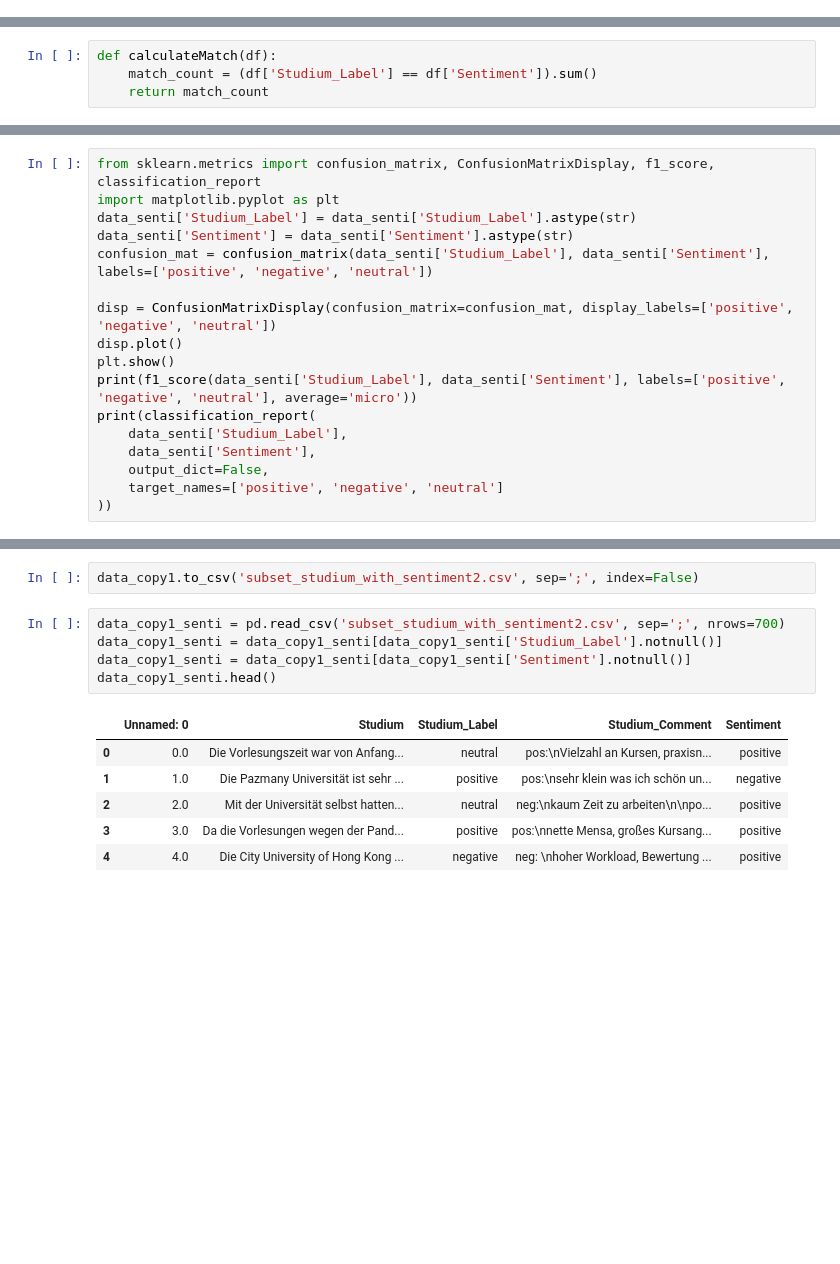
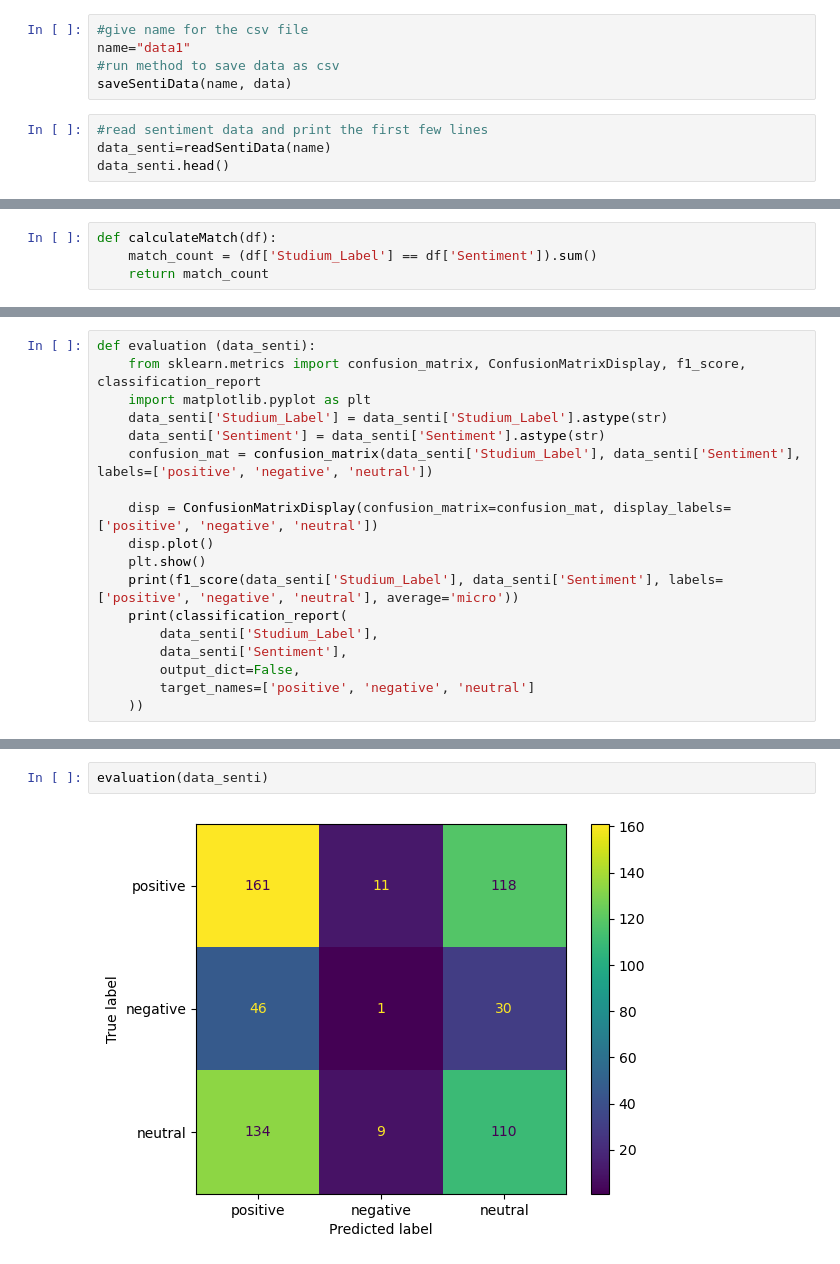
Before and after one commit to FabianDus1002/Data-Mining-Team9, a Jupyter notebook: models/stanza.ipynb, the cells around one changed output, grey strips where cells are left out. Cells and saved outputs as stored; diff of their text form; blank space fills up the shorter version.

```diff
--- a/models/stanza.ipynb
+++ b/models/stanza.ipynb
@@ -134,0 +144,9 @@ data_senti.head()
+# %%
+#give name for the csv file
+name="data1"
+#run method to save data as csv
+saveSentiData(name, data)
+# %%
+#read sentiment data and print the first few lines
+data_senti=readSentiData(name)
+data_senti.head()
@@ -145,17 +170,18 @@ print(calculateMatch(data_senti))
 # %%
-from sklearn.metrics import confusion_matrix, ConfusionMatrixDisplay, f1_score, classification_report
-import matplotlib.pyplot as plt
-data_senti['Studium_Label'] = data_senti['Studium_Label'].astype(str)
-data_senti['Sentiment'] = data_senti['Sentiment'].astype(str)
-confusion_mat = confusion_matrix(data_senti['Studium_Label'], data_senti['Sentiment'], labels=['positive', 'negative', 'neutral'])
+def evaluation (data_senti):
+    from sklearn.metrics import confusion_matrix, ConfusionMatrixDisplay, f1_score, classification_report
+    import matplotlib.pyplot as plt
+    data_senti['Studium_Label'] = data_senti['Studium_Label'].astype(str)
+    data_senti['Sentiment'] = data_senti['Sentiment'].astype(str)
+    confusion_mat = confusion_matrix(data_senti['Studium_Label'], data_senti['Sentiment'], labels=['positive', 'negative', 'neutral'])
 
-disp = ConfusionMatrixDisplay(confusion_matrix=confusion_mat, display_labels=['positive', 'negative', 'neutral'])
-disp.plot()
-plt.show()
-print(f1_score(data_senti['Studium_Label'], data_senti['Sentiment'], labels=['positive', 'negative', 'neutral'], average='micro'))
-print(classification_report(
-    data_senti['Studium_Label'],
-    data_senti['Sentiment'],
-    output_dict=False,
-    target_names=['positive', 'negative', 'neutral']
-))
+    disp = ConfusionMatrixDisplay(confusion_matrix=confusion_mat, display_labels=['positive', 'negative', 'neutral'])
+    disp.plot()
+    plt.show()
+    print(f1_score(data_senti['Studium_Label'], data_senti['Sentiment'], labels=['positive', 'negative', 'neutral'], average='micro'))
+    print(classification_report(
+        data_senti['Studium_Label'],
+        data_senti['Sentiment'],
+        output_dict=False,
+        target_names=['positive', 'negative', 'neutral']
+    ))
@@ -215,14 +188,4 @@ Neg: 42 Pos: 425 Neutr: 157
-# %%
-data_copy1.to_csv('subset_studium_with_sentiment2.csv', sep=';', index=False)
-# %%
-data_copy1_senti = pd.read_csv('subset_studium_with_sentiment2.csv', sep=';', nrows=700)
-data_copy1_senti = data_copy1_senti[data_copy1_senti['Studium_Label'].notnull()]
-data_copy1_senti = data_copy1_senti[data_copy1_senti['Sentiment'].notnull()]
-data_copy1_senti.head()
-# %% [output]
-|  | Unnamed: 0 | Studium | Studium_Label | Studium_Comment | Sentiment |
-| 0 | 0.0 | Die Vorlesungszeit war von Anfang... | neutral | pos:\nVielzahl an Kursen, praxisn... | positive |
-| 1 | 1.0 | Die Pazmany Universität ist sehr ... | positive | pos:\nsehr klein was ich schön un... | negative |
-| 2 | 2.0 | Mit der Universität selbst hatten... | neutral | neg:\nkaum Zeit zu arbeiten\n\npo... | positive |
-| 3 | 3.0 | Da die Vorlesungen wegen der Pand... | positive | pos:\nnette Mensa, großes Kursang... | positive |
-| 4 | 4.0 | Die City University of Hong Kong ... | negative | neg: \nhoher Workload, Bewertung ... | positive |
+# %%
+evaluation(data_senti)
+# %% [output]
+[figure, added]
```
Also changed, not shown: parts of 40 cells of this notebook, 1 other file.
